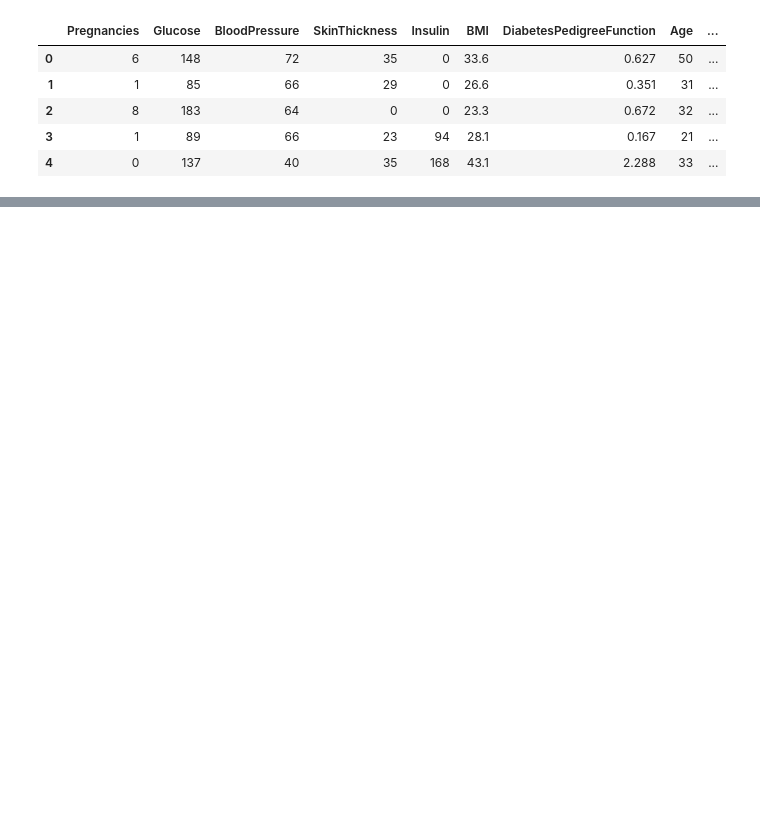
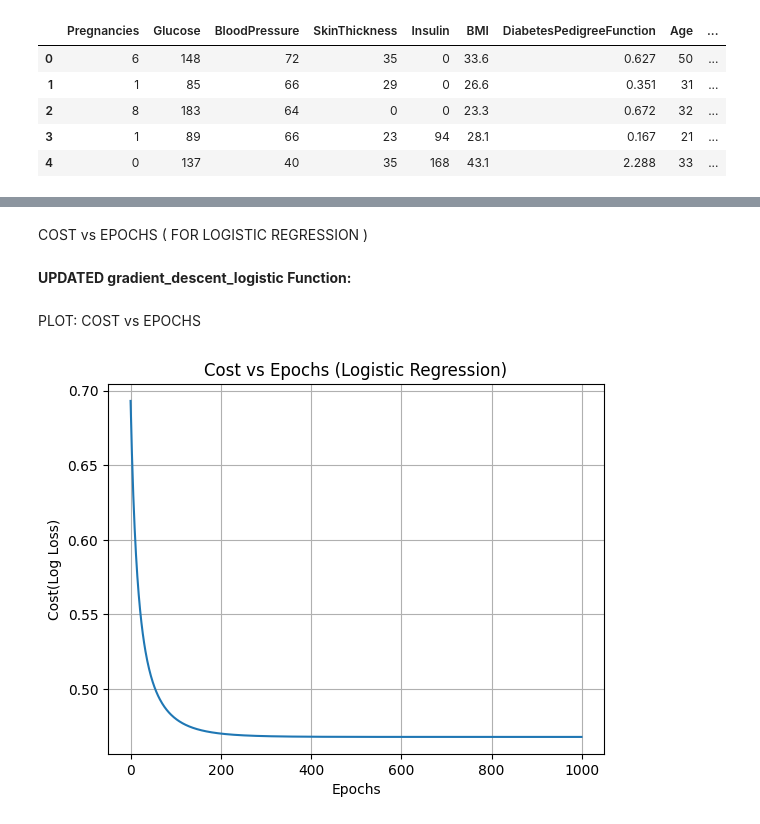
Before and after one commit to shrishti452/Diabetes-Prediction, a Jupyter notebook: Diabetes_Prediction.ipynb, the cells around one changed output, grey strips where cells are left out. Saved outputs shown, nothing was run; the diff lists cells and outputs as text; code cells hidden in the pictures; blank space fills up the shorter version.

```diff
--- a/Diabetes_Prediction.ipynb
+++ b/Diabetes_Prediction.ipynb
@@ -27,0 +111,42 @@ x_train,x_test,y_train,y_test = train_test_split(x,y,test_size=0.2,random_state=
+# %% [markdown]
+COST vs EPOCHS ( FOR LOGISTIC REGRESSION )
+# %% [markdown]
+**UPDATED gradient_descent_logistic Function:**
+# %%
+def compute_cost(y,h):
+  m=len(y)
+  epsilon = 1e-5 # TO AVOID log(0)
+  cost = -(1/m) * (y.T @ np.log(h+epsilon)+ (1-y).T @ np.log(1-h + epsilon))
+  return cost[0][0]
+
+def gradient_descent_logistic(x,y ,lr=0.1, epochs=1000):
+  m ,n =x.shape
+  x=np.c_[np.ones((m,1)),x] # ADD BIAS
+  theta = np.zeros((n+1,1))
+  cost_history=[]
+
+  for epoch in range(epochs):
+    z = x @ theta
+    h = sigmoid(z)
+    cost = compute_cost(y,h)
+    cost_history.append(cost)
+
+    gradient = (1/m) * x.T @ (h-y)
+    theta -= lr * gradient
+
+  return theta, cost_history
+# %% [markdown]
+PLOT: COST vs EPOCHS
+# %%
+import matplotlib.pyplot as plt
+
+theta , cost_history = gradient_descent_logistic(x_train , y_train , lr=0.1 , epochs=1000)
+
+plt.plot(range(len(cost_history)),cost_history)
+plt.xlabel('Epochs')
+plt.ylabel('Cost(Log Loss)')
+plt.title('Cost vs Epochs (Logistic Regression)')
+plt.grid(True)
+plt.show()
+# %% [output]
+[figure, added]
```
Also changed, not shown: parts of 18 cells of this notebook.
